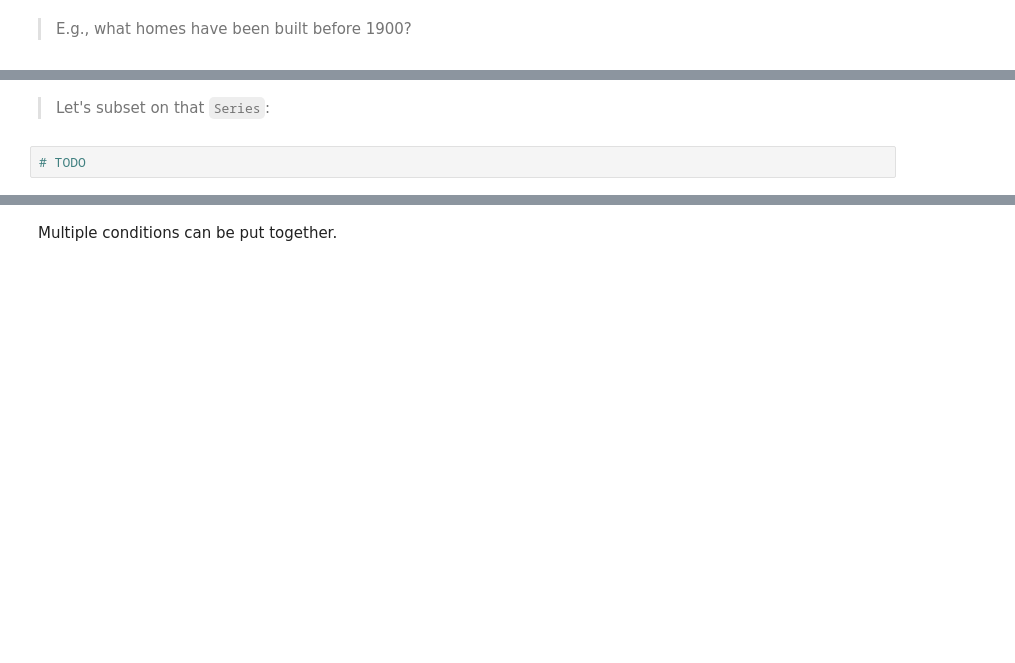
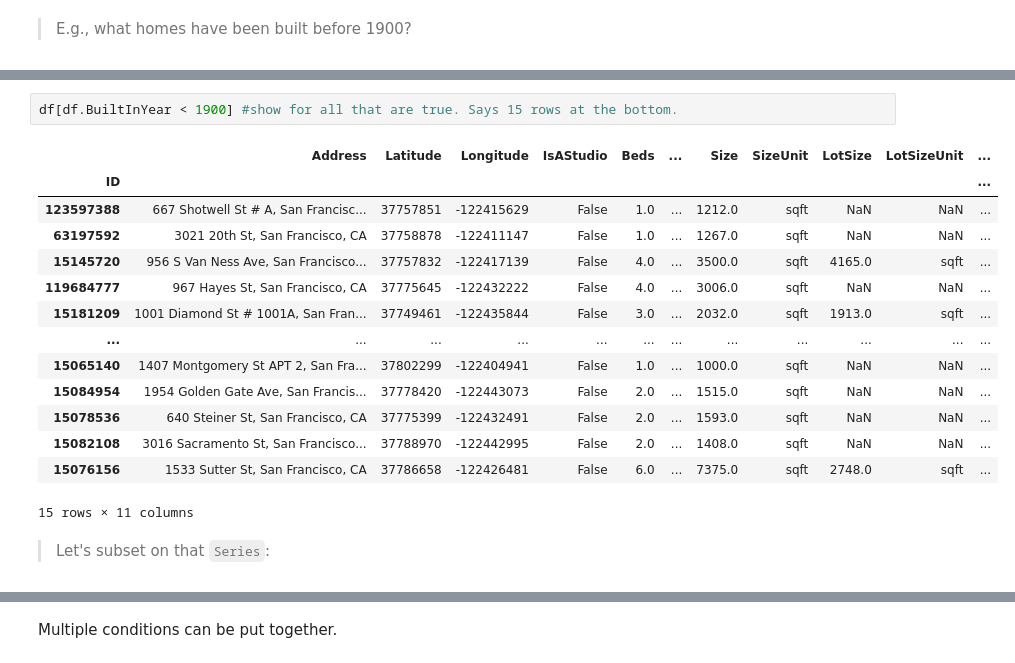
Before and after one commit to cnohejl/DS-SF-36, a Jupyter notebook: classes/03/notebooks/codealong-03-pandas-starter-code-carolyn.ipynb, the cells around one changed output, grey strips where cells are left out. Cells and saved outputs as stored; diff of their text form; blank space fills up the shorter version.

```diff
--- a/classes/03/notebooks/codealong-03-pandas-starter-code-carolyn.ipynb
+++ b/classes/03/notebooks/codealong-03-pandas-starter-code-carolyn.ipynb
@@ -254,4 +551,19 @@ Rows can also be selected by using Boolean selection, using an array calculated
+# %%
+df[df.BuiltInYear < 1900] #show for all that are true. Says 15 rows at the bottom.
+# %% [output]
+|  | Address | Latitude | Longitude | IsAStudio | Beds | ... | Size | SizeUnit | LotSize | LotSizeUnit | ... |
+| ID |  |  |  |  |  |  |  |  |  |  | ... |
+| 123597388 | 667 Shotwell St # A, San Francisc... | 37757851 | -122415629 | False | 1.0 | ... | 1212.0 | sqft | NaN | NaN | ... |
+| 63197592 | 3021 20th St, San Francisco, CA | 37758878 | -122411147 | False | 1.0 | ... | 1267.0 | sqft | NaN | NaN | ... |
+| 15145720 | 956 S Van Ness Ave, San Francisco... | 37757832 | -122417139 | False | 4.0 | ... | 3500.0 | sqft | 4165.0 | sqft | ... |
+| 119684777 | 967 Hayes St, San Francisco, CA | 37775645 | -122432222 | False | 4.0 | ... | 3006.0 | sqft | NaN | NaN | ... |
+| 15181209 | 1001 Diamond St # 1001A, San Fran... | 37749461 | -122435844 | False | 3.0 | ... | 2032.0 | sqft | 1913.0 | sqft | ... |
+| ... | ... | ... | ... | ... | ... | ... | ... | ... | ... | ... | ... |
+| 15065140 | 1407 Montgomery St APT 2, San Fra... | 37802299 | -122404941 | False | 1.0 | ... | 1000.0 | sqft | NaN | NaN | ... |
+| 15084954 | 1954 Golden Gate Ave, San Francis... | 37778420 | -122443073 | False | 2.0 | ... | 1515.0 | sqft | NaN | NaN | ... |
+| 15078536 | 640 Steiner St, San Francisco, CA | 37775399 | -122432491 | False | 2.0 | ... | 1593.0 | sqft | NaN | NaN | ... |
+| 15082108 | 3016 Sacramento St, San Francisco... | 37788970 | -122442995 | False | 2.0 | ... | 1408.0 | sqft | NaN | NaN | ... |
+| 15076156 | 1533 Sutter St, San Francisco, CA | 37786658 | -122426481 | False | 6.0 | ... | 7375.0 | sqft | 2748.0 | sqft | ... |
+15 rows × 11 columns
 # %% [markdown]
 > Let's subset on that `Series`:
-# %%
-# TODO
```
Also changed, not shown: parts of 101 cells of this notebook, 21 other files.
